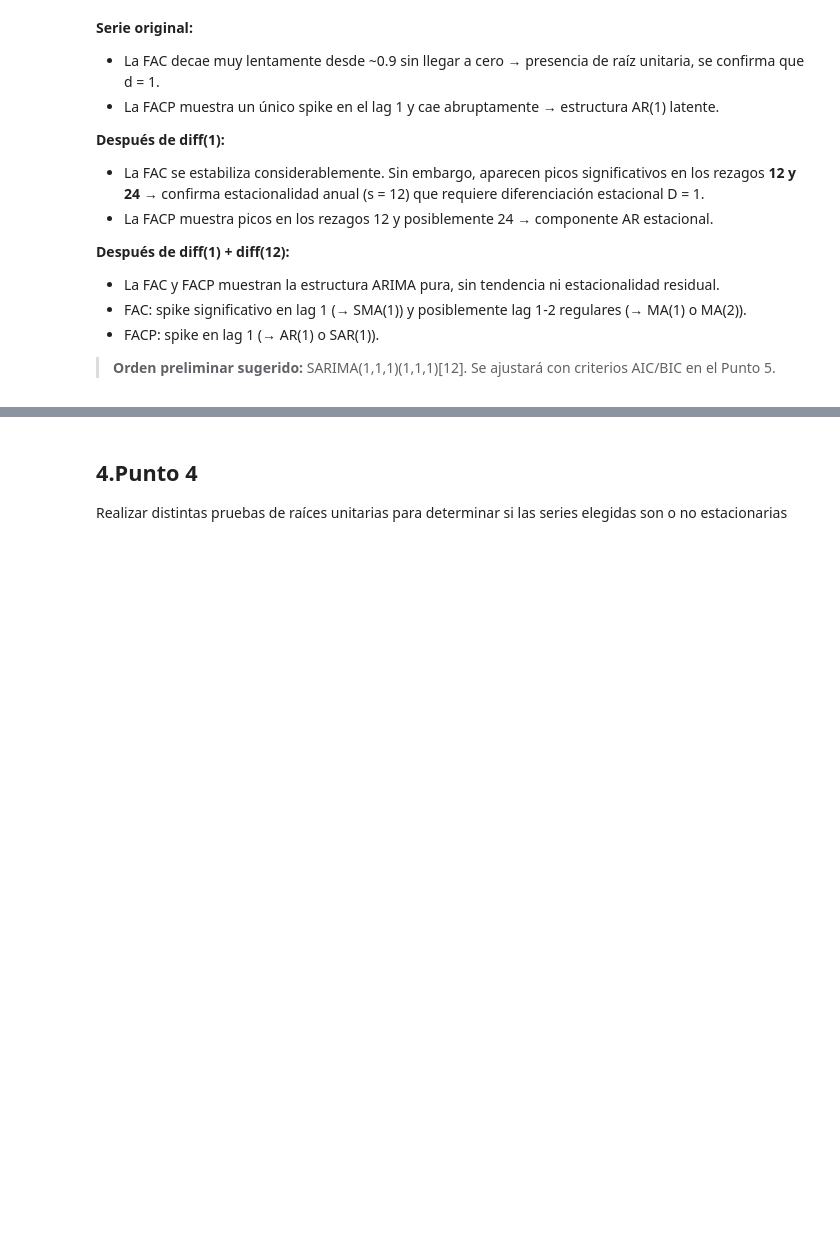
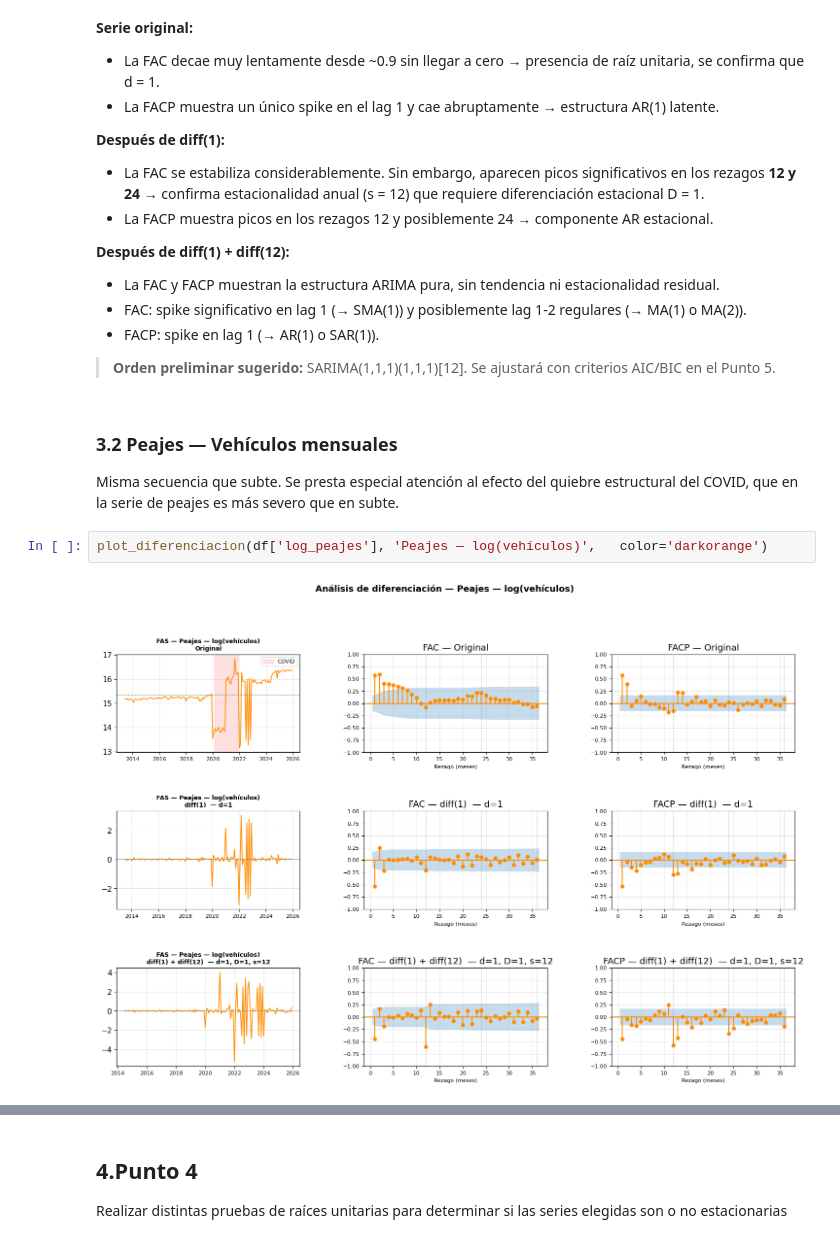
Before and after one commit to giulialvaro/AST-movilidad-BA, a Jupyter notebook: Archivos finales/tp1-AST-movilidad-urbana.ipynb, the cells around one changed output, grey strips where cells are left out. Saved outputs shown, nothing was run; the diff lists cells and outputs as text; blank space fills up the shorter version.

```diff
--- a/Archivos finales/tp1-AST-movilidad-urbana.ipynb
+++ b/Archivos finales/tp1-AST-movilidad-urbana.ipynb
@@ -918,3 +810,11 @@ plot_diferenciacion(df['pasajeros_subte'], 'Subte (pasajeros)', color='steelblue
 - FACP: spike en lag 1 (→ AR(1) o SAR(1)).
 
 > **Orden preliminar sugerido:** SARIMA(1,1,1)(1,1,1)[12]. Se ajustará con criterios AIC/BIC en el Punto 5.
+# %% [markdown]
+### 3.2 Peajes — Vehículos mensuales
+
+Misma secuencia que subte. Se presta especial atención al efecto del quiebre estructural del COVID, que en la serie de peajes es más severo que en subte.
+# %%
+plot_diferenciacion(df['log_peajes'], 'Peajes — log(vehículos)',   color='darkorange')
+# %% [output]
+[figure, added]
```
Also changed, not shown: parts of 25 cells of this notebook, 1 other file.
